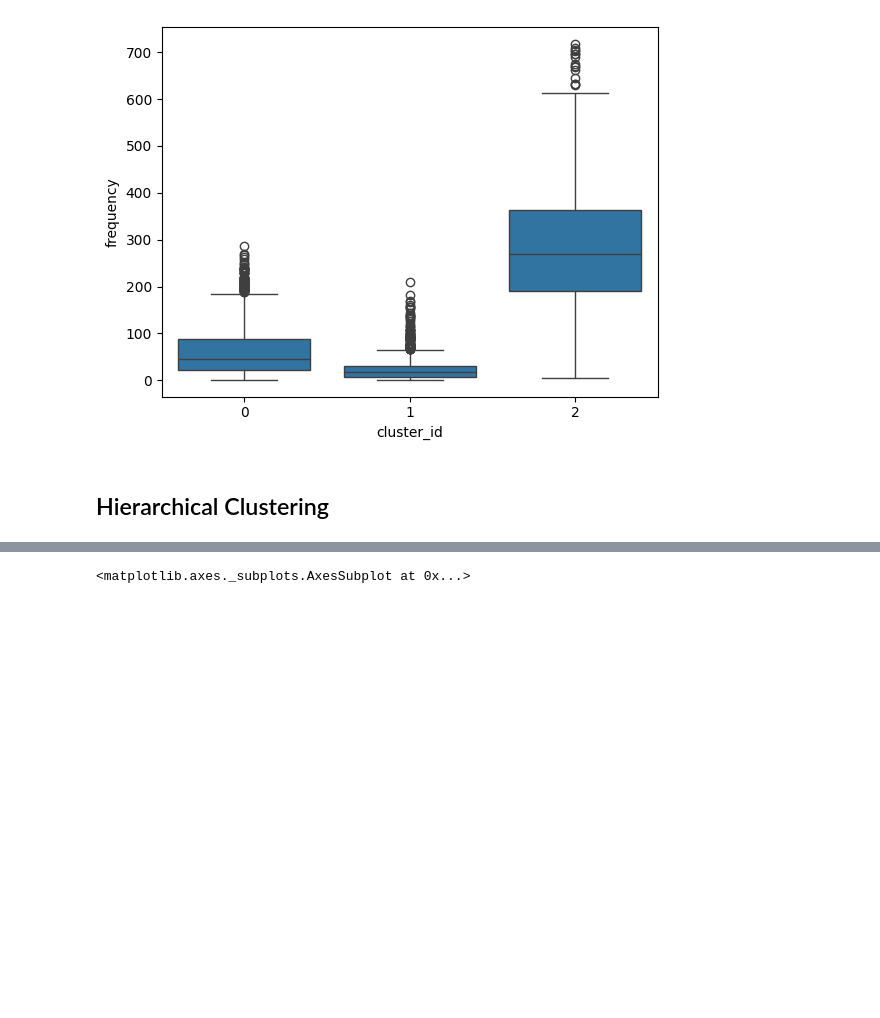
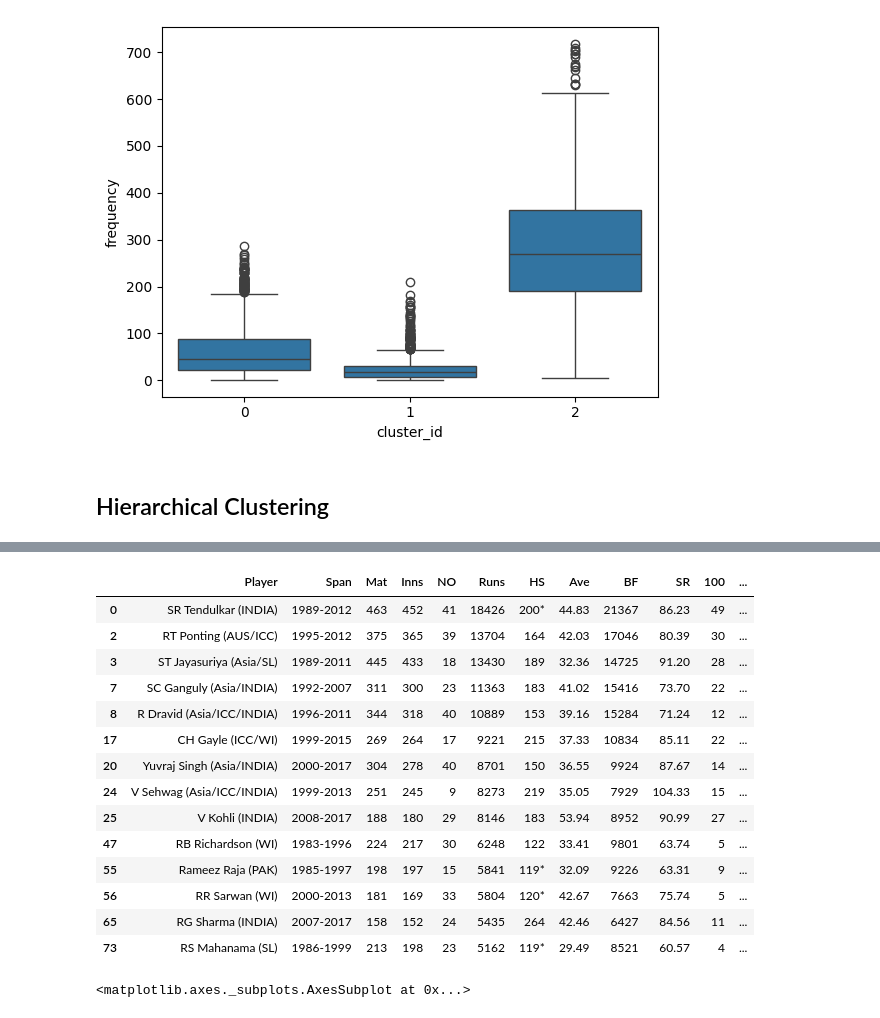
Before and after one commit to rathnagiri/Unsupervised-Learning-Clustering, a Jupyter notebook: Executing K Means in Python/cricket_question.ipynb, the cells around one changed output, grey strips where cells are left out. Saved outputs shown, nothing was run; the diff lists cells and outputs as text; code cells hidden in the pictures; blank space fills up the shorter version.

```diff
--- a/Executing K Means in Python/cricket_question.ipynb
+++ b/Executing K Means in Python/cricket_question.ipynb
@@ -318,3 +339,23 @@ grouped_df.head()
+# %%
+starters = ['V', 'ST Jayasuriya', 'SR Tendulkar', 'CH Gayle', 'Yuvraj Singh', 'SC', 'R']
+filtered = cricket[cricket['Player'].apply(lambda x: any(x.startswith(prefix) for prefix in starters))]
+filtered
+# %% [output]
+|  | Player | Span | Mat | Inns | NO | Runs | HS | Ave | BF | SR | 100 | ... |
+| 0 | SR Tendulkar (INDIA) | 1989-2012 | 463 | 452 | 41 | 18426 | 200* | 44.83 | 21367 | 86.23 | 49 | ... |
+| 2 | RT Ponting (AUS/ICC) | 1995-2012 | 375 | 365 | 39 | 13704 | 164 | 42.03 | 17046 | 80.39 | 30 | ... |
+| 3 | ST Jayasuriya (Asia/SL) | 1989-2011 | 445 | 433 | 18 | 13430 | 189 | 32.36 | 14725 | 91.20 | 28 | ... |
+| 7 | SC Ganguly (Asia/INDIA) | 1992-2007 | 311 | 300 | 23 | 11363 | 183 | 41.02 | 15416 | 73.70 | 22 | ... |
+| 8 | R Dravid (Asia/ICC/INDIA) | 1996-2011 | 344 | 318 | 40 | 10889 | 153 | 39.16 | 15284 | 71.24 | 12 | ... |
+| 17 | CH Gayle (ICC/WI) | 1999-2015 | 269 | 264 | 17 | 9221 | 215 | 37.33 | 10834 | 85.11 | 22 | ... |
+| 20 | Yuvraj Singh (Asia/INDIA) | 2000-2017 | 304 | 278 | 40 | 8701 | 150 | 36.55 | 9924 | 87.67 | 14 | ... |
+| 24 | V Sehwag (Asia/ICC/INDIA) | 1999-2013 | 251 | 245 | 9 | 8273 | 219 | 35.05 | 7929 | 104.33 | 15 | ... |
+| 25 | V Kohli (INDIA) | 2008-2017 | 188 | 180 | 29 | 8146 | 183 | 53.94 | 8952 | 90.99 | 27 | ... |
+| 47 | RB Richardson (WI) | 1983-1996 | 224 | 217 | 30 | 6248 | 122 | 33.41 | 9801 | 63.74 | 5 | ... |
+| 55 | Rameez Raja (PAK) | 1985-1997 | 198 | 197 | 15 | 5841 | 119* | 32.09 | 9226 | 63.31 | 9 | ... |
+| 56 | RR Sarwan (WI) | 2000-2013 | 181 | 169 | 33 | 5804 | 120* | 42.67 | 7663 | 75.74 | 5 | ... |
+| 65 | RG Sharma (INDIA) | 2007-2017 | 158 | 152 | 24 | 5435 | 264 | 42.46 | 6427 | 84.56 | 11 | ... |
+| 73 | RS Mahanama (SL) | 1986-1999 | 213 | 198 | 23 | 5162 | 119* | 29.49 | 8521 | 60.57 | 4 | ... |
 # %%
 # plots
 sns.boxplot(x='cluster_labels', y='recency', data=grouped_df)
```
Also changed, not shown: parts of 7 cells of this notebook.
